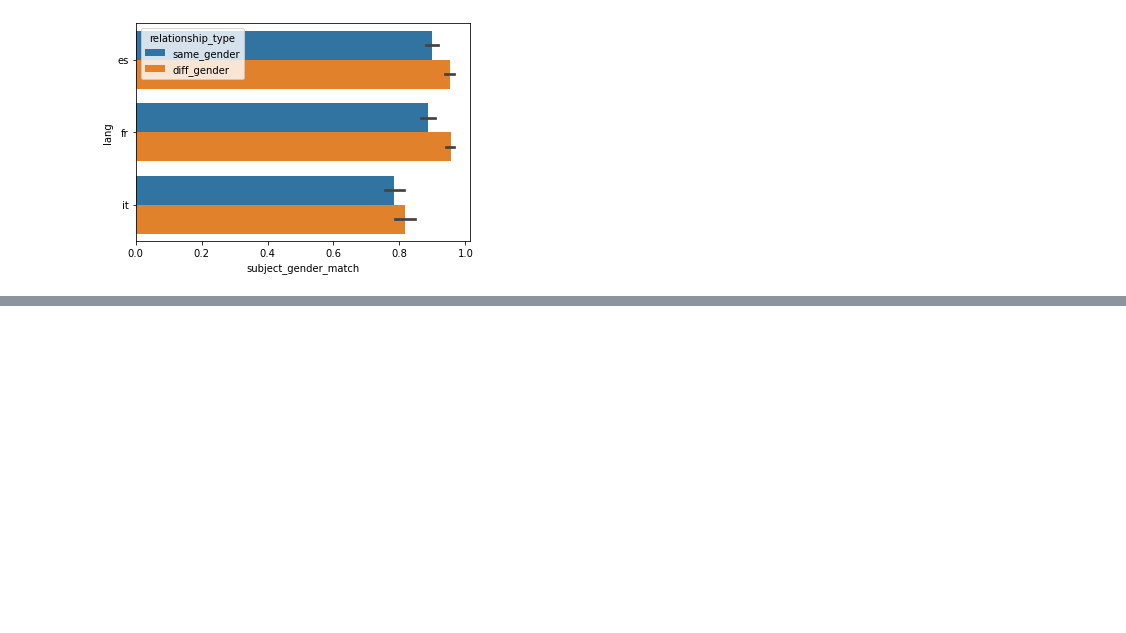
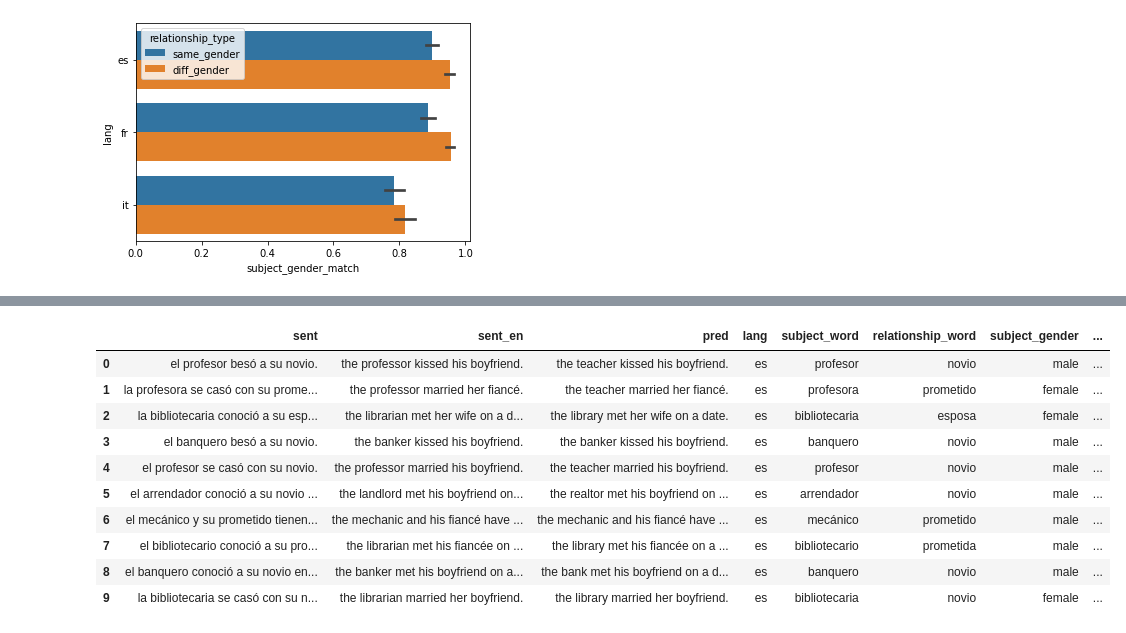
Before and after one commit to ianbstewart/multilingual-same-gender-bias, a Jupyter notebook: retrain_translation_model.ipynb, the cells around one changed output, grey strips where cells are left out. Saved outputs shown, nothing was run; the diff lists cells and outputs as text; code cells hidden in the pictures; blank space fills up the shorter version.

Commit message:
re-tested finetuned model

```diff
--- a/retrain_translation_model.ipynb
+++ b/retrain_translation_model.ipynb
@@ -162,0 +168,33 @@ for type_var_i in type_vars:
+# %%
+## load original data
+import pandas as pd
+relationship_sentence_data = pd.read_csv('data/MT/translation_data_type=relationship_sentences.gz',
+                                         sep='\t', compression='gzip')
+# fix spacing??
+relationship_sentence_data = relationship_sentence_data.assign(**{'sent' : relationship_sentence_data.loc[:, 'sent'].apply(lambda x: x.strip())})
+## load generated data
+langs = relationship_sentence_data.loc[:, 'lang'].unique()
+# langs = ['es']
+generated_data = []
+for lang_i in langs:
+    generated_data_file_i = f'data/MT/translation_data_type=relationship_lang={lang_i}/finetune/test_data_output.gz'
+    generated_data_i = pd.read_csv(generated_data_file_i, sep='\t', compression='gzip')
+    generated_data_i = generated_data_i.assign(**{'lang' : lang_i})
+    generated_data.append(generated_data_i)
+generated_data = pd.concat(generated_data).rename(columns={'input' : 'sent', 'output' : 'sent_en'})
+## combine
+generated_data = pd.merge(generated_data, relationship_sentence_data, on=['sent', 'sent_en', 'lang'])
+# %%
+display(generated_data.head(10))
+# %% [output]
+|  | sent | sent_en | pred | lang | subject_word | relationship_word | subject_gender | ... |
+| 0 | el profesor besó a su novio. | the professor kissed his boyfriend. | the teacher kissed his boyfriend. | es | profesor | novio | male | ... |
+| 1 | la profesora se casó con su prome... | the professor married her fiancé. | the teacher married her fiancé. | es | profesora | prometido | female | ... |
+| 2 | la bibliotecaria conoció a su esp... | the librarian met her wife on a d... | the library met her wife on a date. | es | bibliotecaria | esposa | female | ... |
+| 3 | el banquero besó a su novio. | the banker kissed his boyfriend. | the banker kissed his boyfriend. | es | banquero | novio | male | ... |
+| 4 | el profesor se casó con su novio. | the professor married his boyfriend. | the teacher married his boyfriend. | es | profesor | novio | male | ... |
+| 5 | el arrendador conoció a su novio ... | the landlord met his boyfriend on... | the realtor met his boyfriend on ... | es | arrendador | novio | male | ... |
+| 6 | el mecánico y su prometido tienen... | the mechanic and his fiancé have ... | the mechanic and his fiancé have ... | es | mecánico | prometido | male | ... |
+| 7 | el bibliotecario conoció a su pro... | the librarian met his fiancée on ... | the library met his fiancée on a ... | es | bibliotecario | prometida | male | ... |
+| 8 | el banquero conoció a su novio en... | the banker met his boyfriend on a... | the bank met his boyfriend on a d... | es | banquero | novio | male | ... |
+| 9 | la bibliotecaria se casó con su n... | the librarian married her boyfriend. | the library married her boyfriend. | es | bibliotecaria | novio | female | ... |
```
Also changed, not shown: parts of 4 cells of this notebook.
